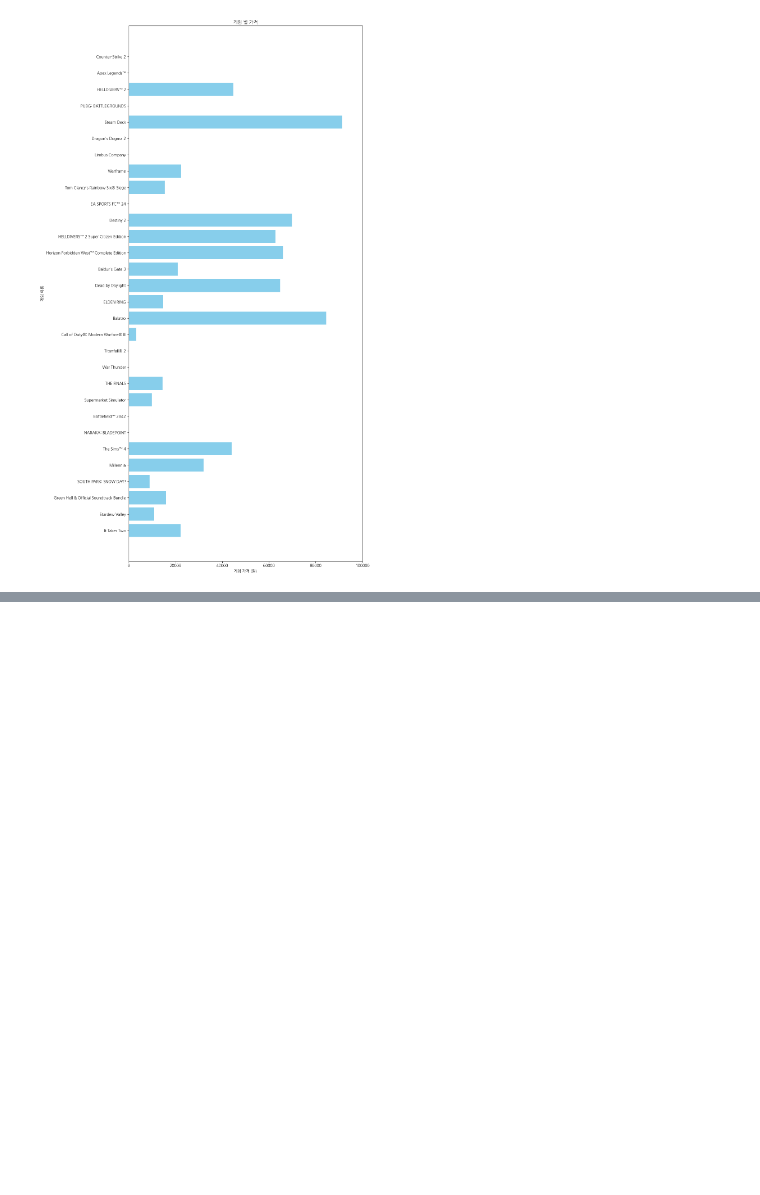
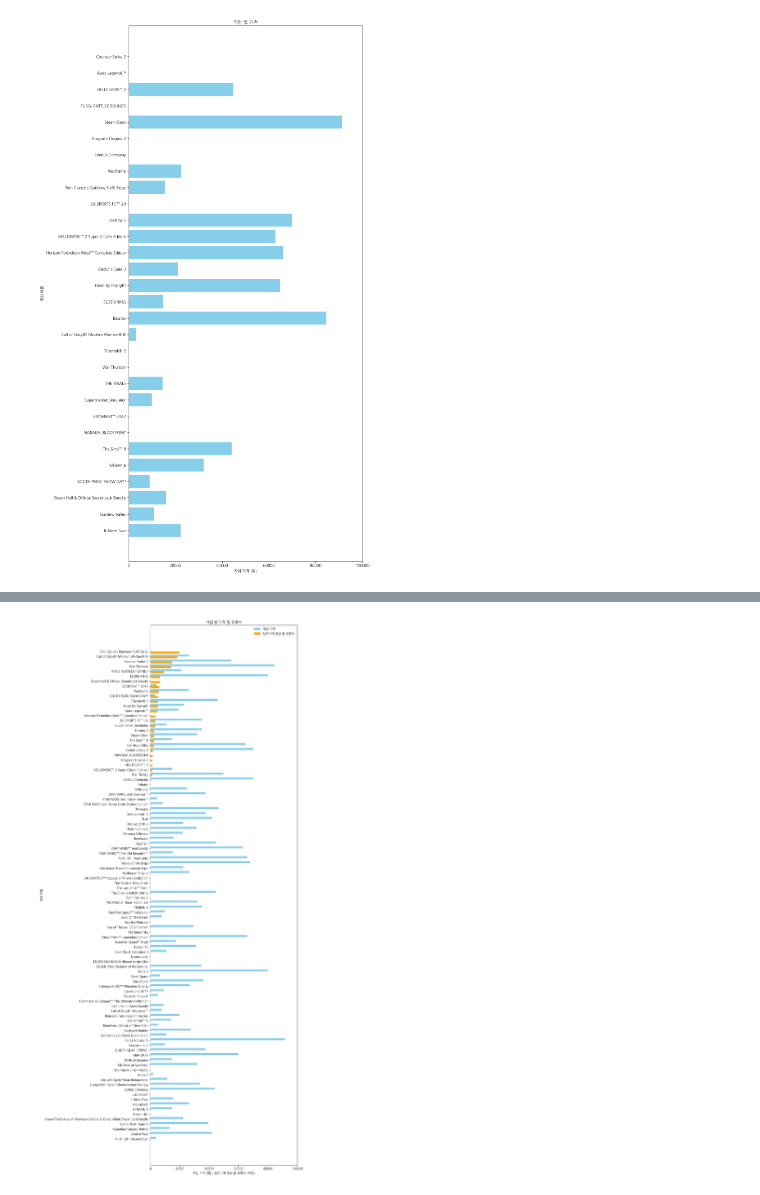
Before and after one commit to SeSAC-UE-AI/AIProject, a Jupyter notebook: Project/JMK/Steammpgraph.ipynb, the cells around one changed output, grey strips where cells are left out. Saved outputs shown, nothing was run; the diff lists cells and outputs as text; code cells hidden in the pictures; blank space fills up the shorter version.

```diff
--- a/Project/JMK/Steammpgraph.ipynb
+++ b/Project/JMK/Steammpgraph.ipynb
@@ -182,0 +183,48 @@ Index(['게임 이름', '게임 가격', '상위 5개 영상 총 조회수'], dt
+# %%
+import matplotlib.pyplot as plt
+import pandas as pd
+
+# 한글 폰트 설정 (선택사항)
+plt.rcParams['font.family'] = 'NanumGothic'
+
+# 데이터 로드
+jyj_data = pd.read_csv('../JYJ/steam_games_TopSeller_bak.csv', encoding='utf-8')
+youtube_data = pd.read_csv('../KSH/youtube_games.csv', encoding='utf-8')
+
+# 데이터 결합
+merged_data = pd.merge(jyj_data, youtube_data, on='게임 이름', how='outer')
+
+# 결측치가 아닌 데이터만 필터링
+merged_data_filtered = merged_data.dropna(subset=['게임 가격'])
+
+# 가격 및 조회수 처리 및 스케일링
+price_values = []
+for price in merged_data_filtered['게임 가격']:
+    if price == 'Free To Play' or price == 'Prepurchase':
+        price_values.append(0)
+    else:
+        price_values.append(float(price.replace('₩', '').replace(',', '')))
+
+# 상위 5개 영상 총 조회수를 백만 단위로 변환
+merged_data_filtered['상위 5개 영상 총 조회수'] = merged_data_filtered['상위 5개 영상 총 조회수'].fillna(0).astype(int) / 10000
+
+# 조회수를 기준으로 데이터 정렬
+sorted_data = merged_data_filtered.sort_values(by='상위 5개 영상 총 조회수', ascending=False)
+
+# 그래프 생성
+plt.figure(figsize=(12, 25))
+bar_width = 0.4  # 막대의 너비
+index = range(len(sorted_data))
+plt.barh(index, price_values, color='skyblue', height=bar_width, label='게임 가격')
+plt.barh([i + bar_width for i in index], sorted_data['상위 5개 영상 총 조회수'], color='orange', height=bar_width, label='상위 5개 영상 총 조회수')
+plt.yticks([i + bar_width / 2 for i in index], sorted_data['게임 이름'])  # y 축 눈금 레이블 설정
+plt.xlabel('게임 가격 (원) / 상위 5개 영상 총 조회수 (백만)')
+plt.ylabel('게임 이름')
+plt.title('게임 별 가격 및 조회수')
+plt.xlim(0, 100000)  # y 축 범위 설정
+plt.gca().invert_yaxis()  # 그래프 방향 뒤집기
+plt.legend()
+plt.tight_layout()  # 그래프 간격 조정
+plt.show()
+# %% [output]
+[figure, added]
```
Also changed, not shown: parts of 6 cells of this notebook, 2 other files.
